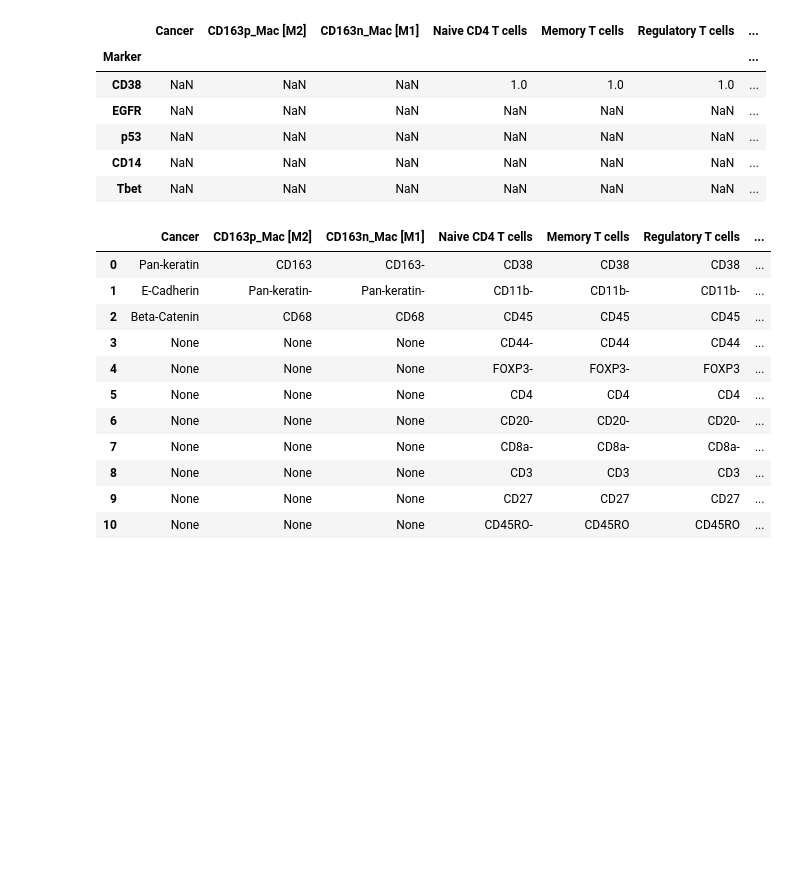
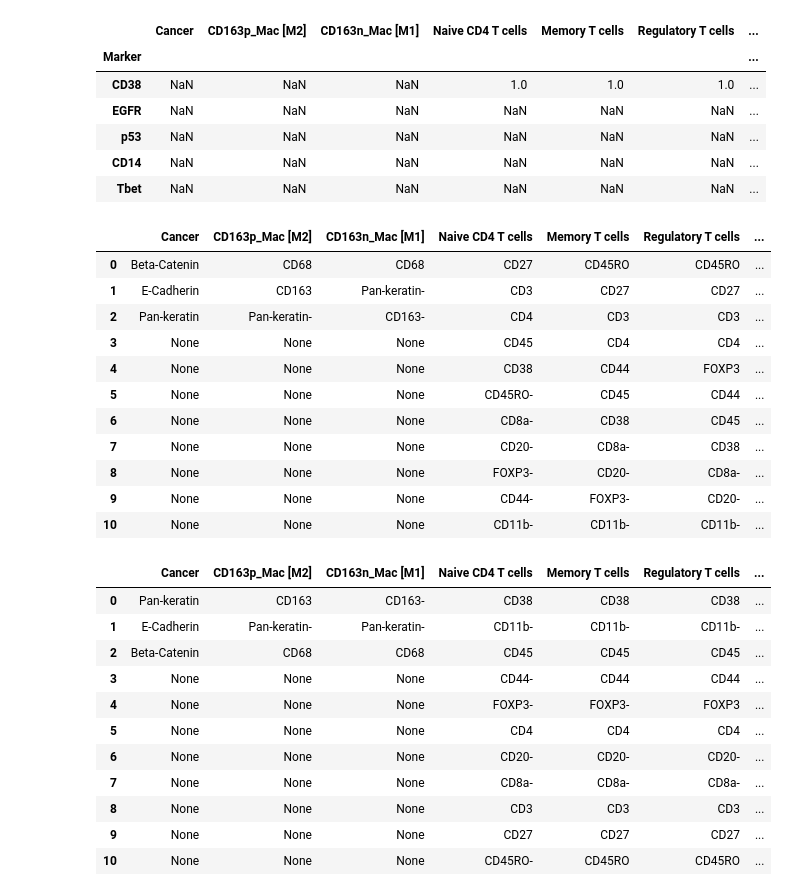
Before and after one commit to Schumacher-group/IMC_TNBC_analysis, a Jupyter notebook: pre_processing.ipynb, the cells around one changed output. Cells and saved outputs as stored; diff of their text form; code cells hidden in the pictures; blank space fills up the shorter version.

```diff
--- a/pre_processing.ipynb
+++ b/pre_processing.ipynb
@@ -185,11 +185,28 @@ signature.head()
 new = {}
 for column in signature.columns:
     protein_2_add = signature.index[~signature[column].isna()]#series of protein to use as markers
+    order = np.argsort(signature[~signature[column].isna()][column])[::-1]
+    protein_2_add = protein_2_add[order]
     a =signature[column][protein_2_add]
     new[column] = list(protein_2_add.where(a>0,protein_2_add.astype(str)+'-'))
 signature =pd.DataFrame.from_dict(new,orient = 'index').T
 # %%
 signature.to_csv('pre_processed_files/signature.csv',index=False)
+# %%
+signature
+# %% [output]
+|  | Cancer | CD163p_Mac [M2] | CD163n_Mac [M1] | Naive CD4 T cells | Memory T cells | Regulatory T cells | ... |
+| 0 | Beta-Catenin | CD68 | CD68 | CD27 | CD45RO | CD45RO | ... |
+| 1 | E-Cadherin | CD163 | Pan-keratin- | CD3 | CD27 | CD27 | ... |
+| 2 | Pan-keratin | Pan-keratin- | CD163- | CD4 | CD3 | CD3 | ... |
+| 3 | None | None | None | CD45 | CD4 | CD4 | ... |
+| 4 | None | None | None | CD38 | CD44 | FOXP3 | ... |
+| 5 | None | None | None | CD45RO- | CD45 | CD44 | ... |
+| 6 | None | None | None | CD8a- | CD38 | CD45 | ... |
+| 7 | None | None | None | CD20- | CD8a- | CD38 | ... |
+| 8 | None | None | None | FOXP3- | CD20- | CD8a- | ... |
+| 9 | None | None | None | CD44- | FOXP3- | CD20- | ... |
+| 10 | None | None | None | CD11b- | CD11b- | CD11b- | ... |
 # %%
 signature
 # %% [output]
```
Also changed, not shown: 11 other files.
